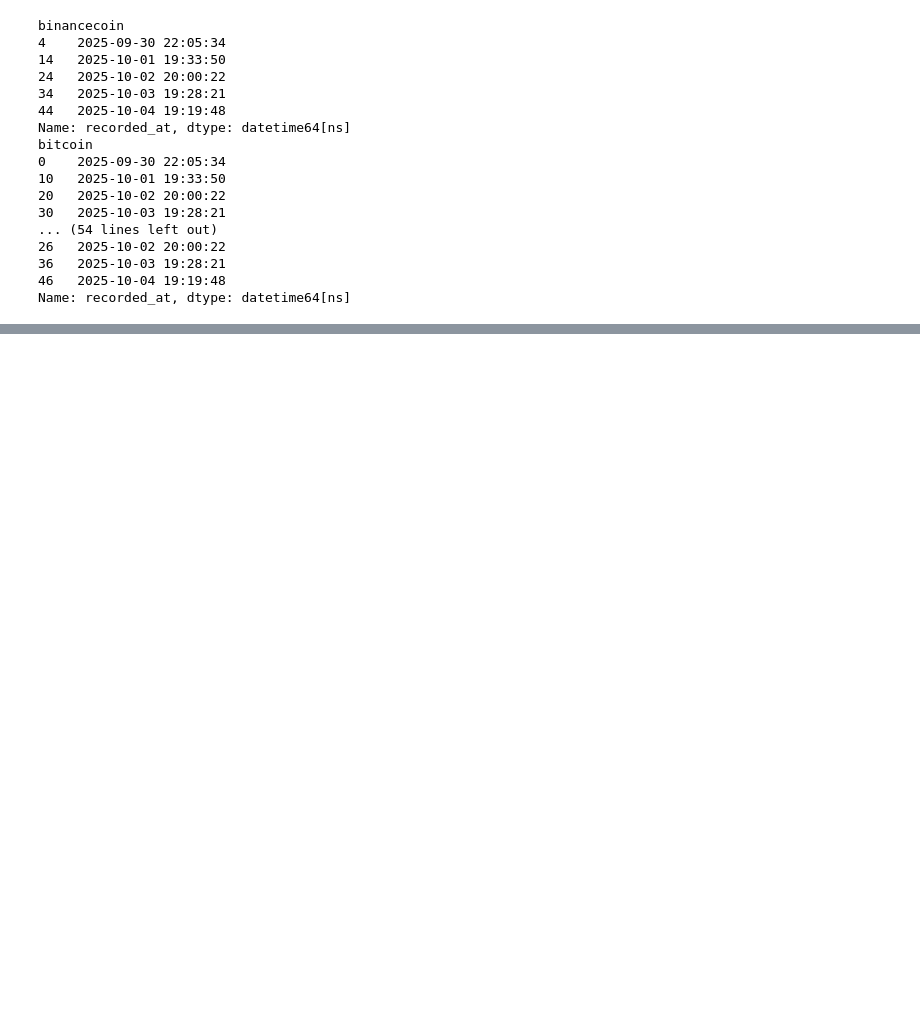
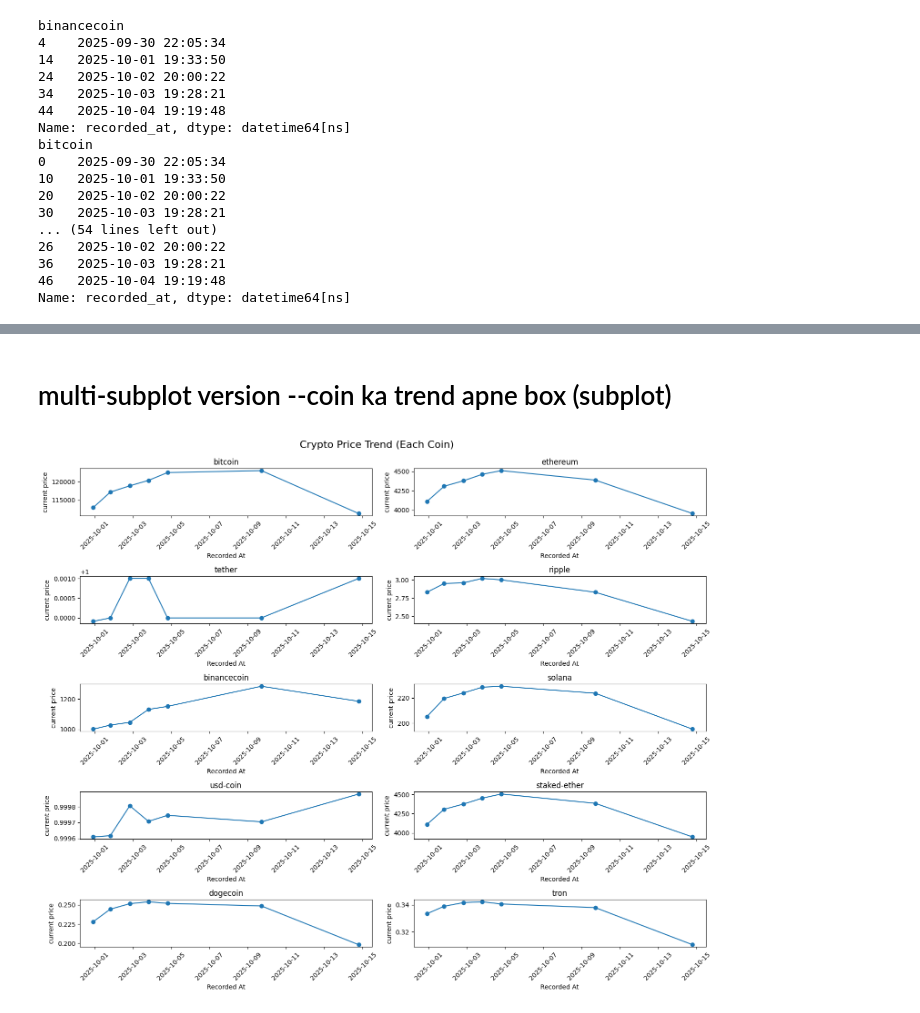
Before and after one commit to rmszk/Data-Analytics-Practice, a Jupyter notebook: Projects/2 Crypto API + Pandas + MySQL/crypto.ipynb, the cells around one changed output, grey strips where cells are left out. Saved outputs shown, nothing was run; the diff lists cells and outputs as text; code cells hidden in the pictures; blank space fills up the shorter version.

Commit message:
graph analyzis using AI no Practice 14-oct-2k25

```diff
--- a/Projects/2 Crypto API + Pandas + MySQL/crypto.ipynb
+++ b/Projects/2 Crypto API + Pandas + MySQL/crypto.ipynb
@@ -288,0 +285,24 @@ plt.show()
+# %% [markdown]
+# multi-subplot version --coin ka trend apne box (subplot)
+# %%
+# Unique coin list
+coins = df1["id"].unique()
+
+# Figure size and layout set karte hain
+plt.figure(figsize=(15, 12))
+
+# Subplot index
+for i, coin in enumerate(coins, 1):
+    subset = df1[df1["id"] == coin]
+    plt.subplot(5, 2, i)  # 5 rows, 2 columns (total 10 coins)
+    plt.plot(subset["recorded_at"], subset["current_price"], marker='o')
+    plt.title(coin)
+    plt.xlabel("Recorded At")
+    plt.ylabel("current price")
+    plt.xticks(rotation=45)
+    plt.tight_layout()
+
+plt.suptitle("Crypto Price Trend (Each Coin)", fontsize=16, y=1.02)
+plt.show()
+# %% [output]
+[figure, added]
```
Also changed, not shown: parts of 22 cells of this notebook, 2 other files.
